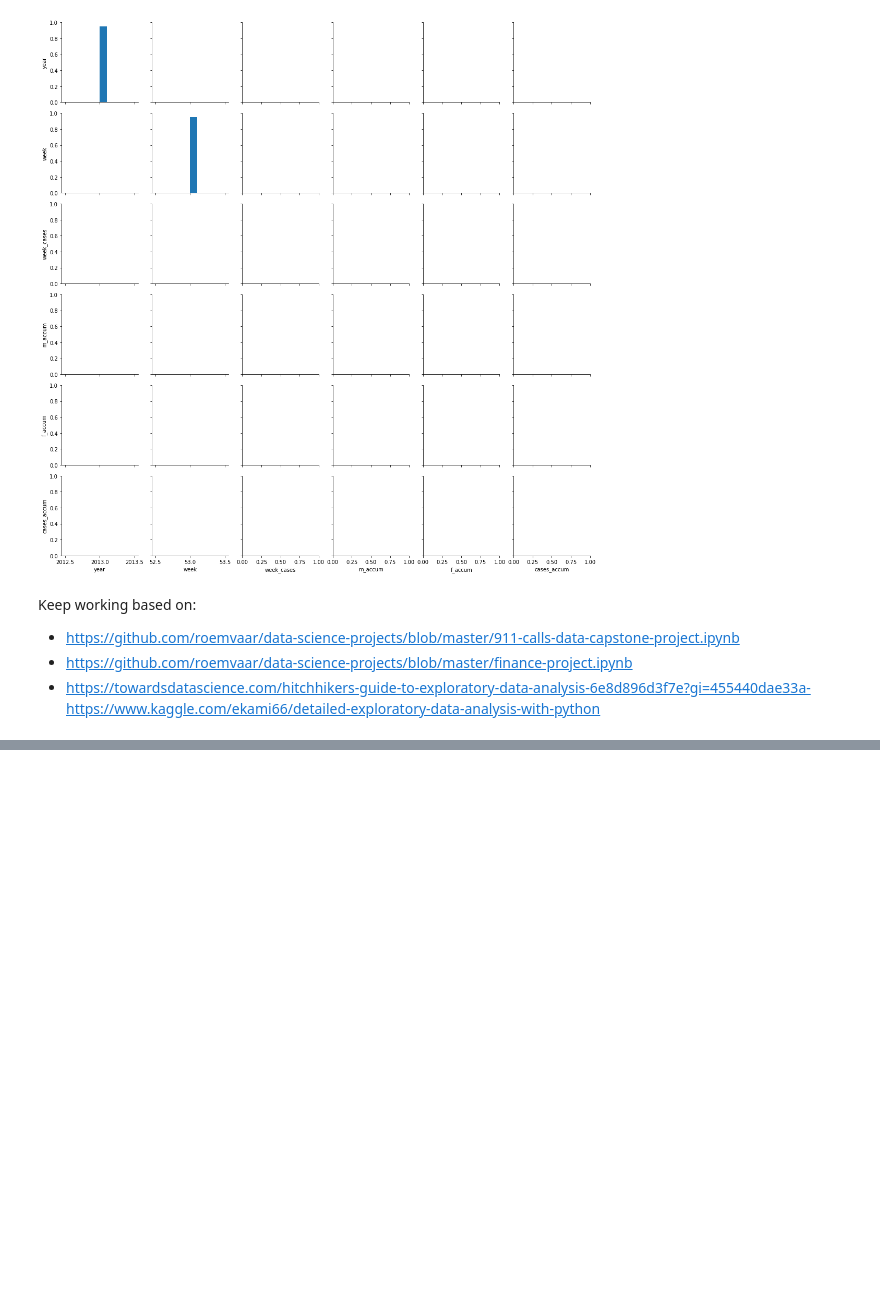
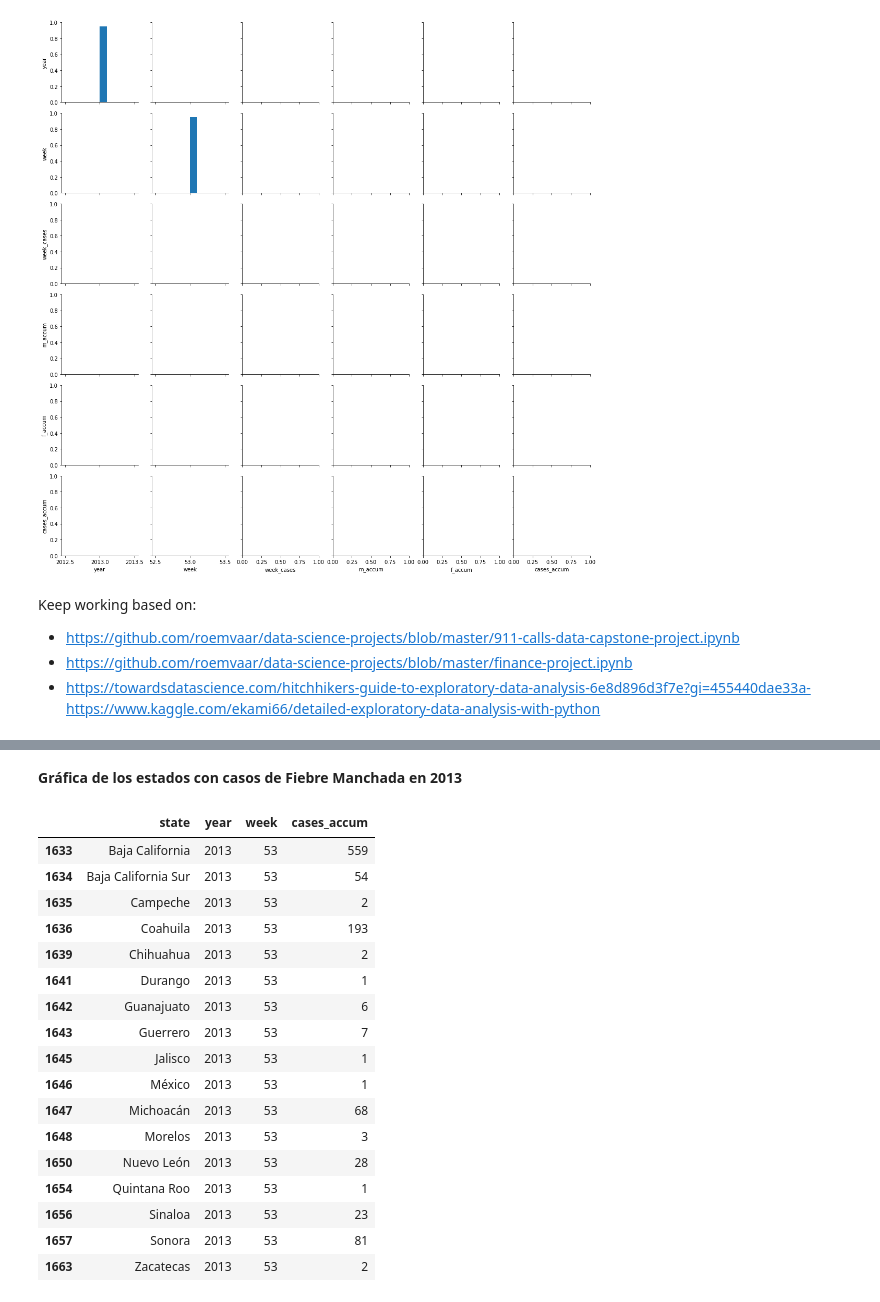
Before and after one commit to davidbc77/paper-rickettsiosis, a Jupyter notebook: src/data_analysis.ipynb, the cells around one changed output, grey strips where cells are left out. Drawn from its saved outputs; the diff is of its cells as text; code cells hidden in the pictures; blank space fills up the shorter version.

```diff
--- a/src/data_analysis.ipynb
+++ b/src/data_analysis.ipynb
@@ -172,0 +277,24 @@ Keep working based on:
+# %% [markdown]
+**Gráfica de los estados con casos de Fiebre Manchada en 2013**
+# %%
+accum2013 = accum2013[accum2013["cases_accum"] > 0]    # discard states with zero cases
+accum2013
+# %% [output]
+|  | state | year | week | cases_accum |
+| 1633 | Baja California | 2013 | 53 | 559 |
+| 1634 | Baja California Sur | 2013 | 53 | 54 |
+| 1635 | Campeche | 2013 | 53 | 2 |
+| 1636 | Coahuila | 2013 | 53 | 193 |
+| 1639 | Chihuahua | 2013 | 53 | 2 |
+| 1641 | Durango | 2013 | 53 | 1 |
+| 1642 | Guanajuato | 2013 | 53 | 6 |
+| 1643 | Guerrero | 2013 | 53 | 7 |
+| 1645 | Jalisco | 2013 | 53 | 1 |
+| 1646 | México | 2013 | 53 | 1 |
+| 1647 | Michoacán | 2013 | 53 | 68 |
+| 1648 | Morelos | 2013 | 53 | 3 |
+| 1650 | Nuevo León | 2013 | 53 | 28 |
+| 1654 | Quintana Roo | 2013 | 53 | 1 |
+| 1656 | Sinaloa | 2013 | 53 | 23 |
+| 1657 | Sonora | 2013 | 53 | 81 |
+| 1663 | Zacatecas | 2013 | 53 | 2 |
```
Also changed, not shown: parts of 20 cells of this notebook.
